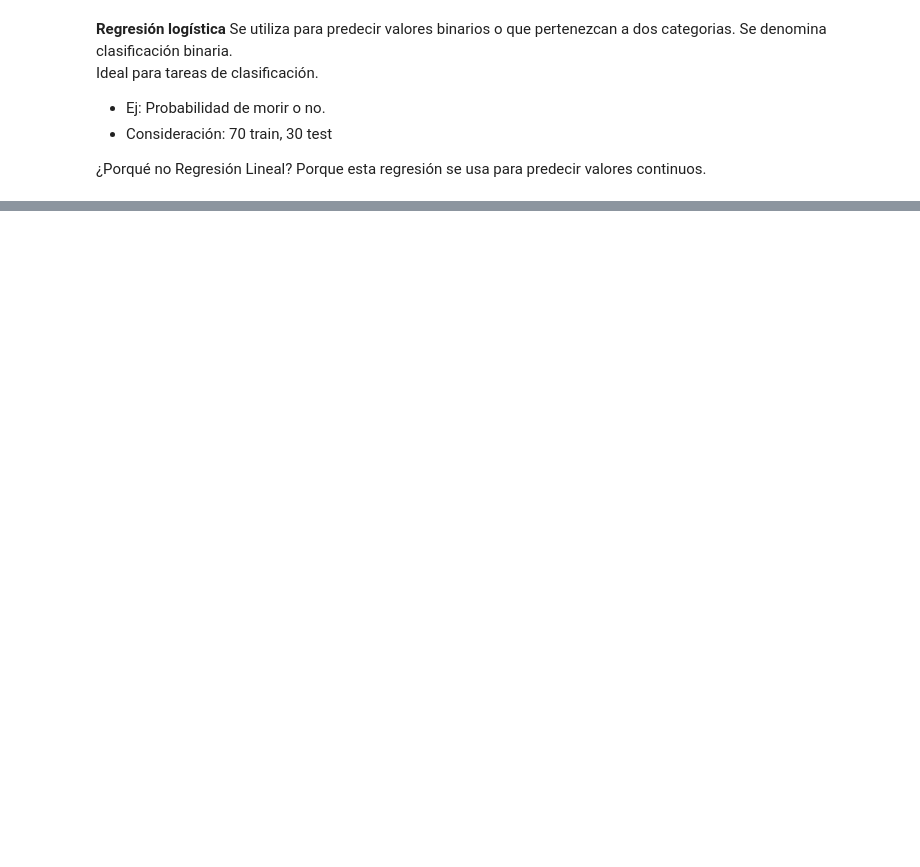
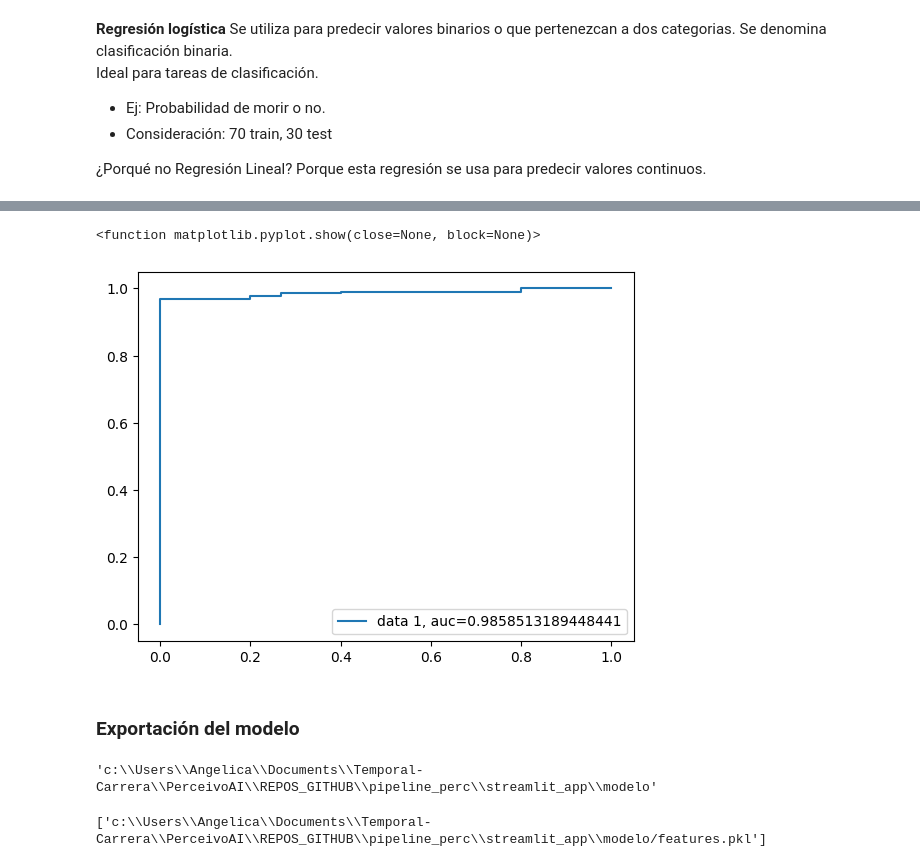
Before and after one commit to Halsey26/pipeline_perc, a Jupyter notebook: notebooks/EDA_modelo_churn.ipynb, the cells around one changed output, grey strips where cells are left out. Drawn from its saved outputs; the diff is of its cells as text; code cells hidden in the pictures; blank space fills up the shorter version.

Commit message:
streamlit

```diff
--- a/notebooks/EDA_modelo_churn.ipynb
+++ b/notebooks/EDA_modelo_churn.ipynb
@@ -328,0 +508,24 @@ y_pred= modelo_rlog.predict(x_test) # estos valores tienen que ser cercanos a y_
+# %%
+# Split temporal por T0 (70% snapshots para train, 30% para test)
+unique_T0 = np.sort(dataset['T0'].unique())
+cut_idx = int(0.7 * len(unique_T0))
+cut_date = unique_T0[cut_idx]
+
+train_df = dataset[dataset['T0'] <= cut_date].copy()
+test_df  = dataset[dataset['T0'] > cut_date].copy()
+
+# Features y target
+features = ['recency_days','frequency_all','freq_30','freq_90','monetary']
+X_train = train_df[features]
+y_train = train_df['target']
+X_test  = test_df[features]
+y_test  = test_df['target']
+
+# pipeline (escalado + logistic)
+pipe = make_pipeline(StandardScaler(), LogisticRegression(class_weight='balanced',
+                                                         solver='liblinear',
+                                                         random_state=16))
+pipe.fit(X_train, y_train)
+
+y_pred = pipe.predict(X_test)
+y_prob = pipe.predict_proba(X_test)[:,1]
@@ -328,0 +534,13 @@ y_pred= modelo_rlog.predict(x_test) # estos valores tienen que ser cercanos a y_
+# %%
+confu= confusion_matrix(y_test, y_pred)
+reporte= classification_report(y_test,y_pred) #exactitud, precision y recuperacion
+roc_auc= roc_auc_score(y_test,y_prob)
+fpr, tpr, _ = roc_curve(y_test,  y_prob) # para la grafica
+
+# Baseline: recency_days > H_days -> churn
+baseline_pred = (test_df['recency_days'] > H_days).astype(int)
+
+print("Baseline ROC AUC:", roc_auc_score(y_test, baseline_pred))
+print("Model ROC AUC:", roc_auc)
+print(reporte)
+print(confu)
@@ -328,0 +561,32 @@ y_pred= modelo_rlog.predict(x_test) # estos valores tienen que ser cercanos a y_
+# %%
+plt.plot(fpr,tpr,label="data 1, auc="+str(roc_auc))
+plt.legend(loc=4)
+plt.show
+# %% [output]
+<function matplotlib.pyplot.show(close=None, block=None)>
+[figure, added]
+# %% [markdown]
+### Exportación del modelo
+# %%
+import os
+
+# Ruta actual donde está abierto el notebook
+current_dir = os.getcwd()
+
+# Retroceder una carpeta
+parent_dir = os.path.abspath(os.path.join(current_dir, ".."))
+ruta=os.path.join(parent_dir, 'streamlit_app',"modelo")
+ruta
+# %% [output]
+'c:\\Users\\Angelica\\Documents\\Temporal-Carrera\\PerceivoAI\\REPOS_GITHUB\\pipeline_perc\\streamlit_app\\modelo'
+# %%
+import joblib
+
+
+# Guardar modelo entrenado
+joblib.dump(pipe, f"{ruta}/modelo_churn.pkl")
+
+# Guardar features (opcional, pero ayuda a mantener consistencia)
+joblib.dump(features, f"{ruta}/features.pkl")
+# %% [output]
+['c:\\Users\\Angelica\\Documents\\Temporal-Carrera\\PerceivoAI\\REPOS_GITHUB\\pipeline_perc\\streamlit_app\\modelo/features.pkl']
```
Also changed, not shown: parts of 27 cells of this notebook, 10 other files.
